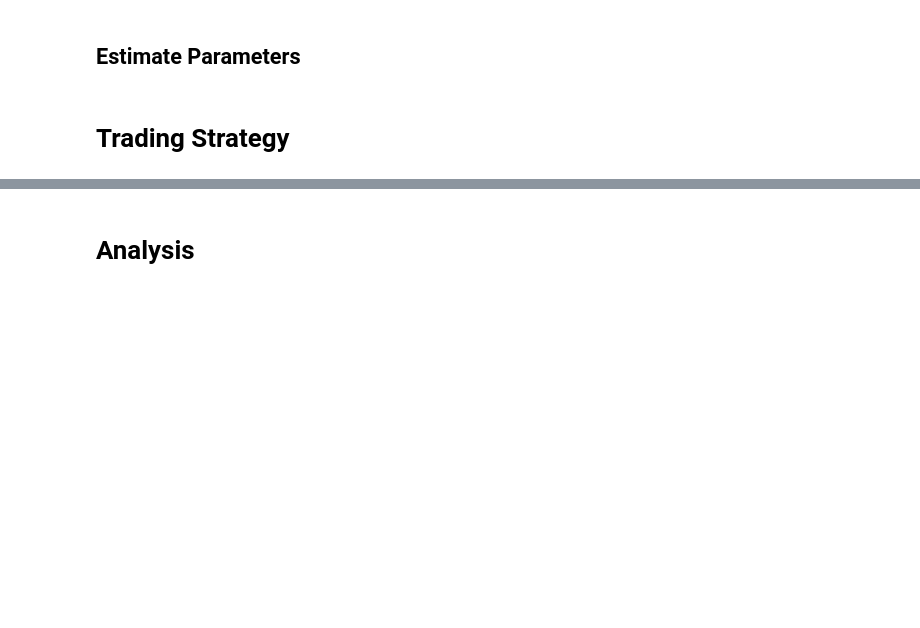
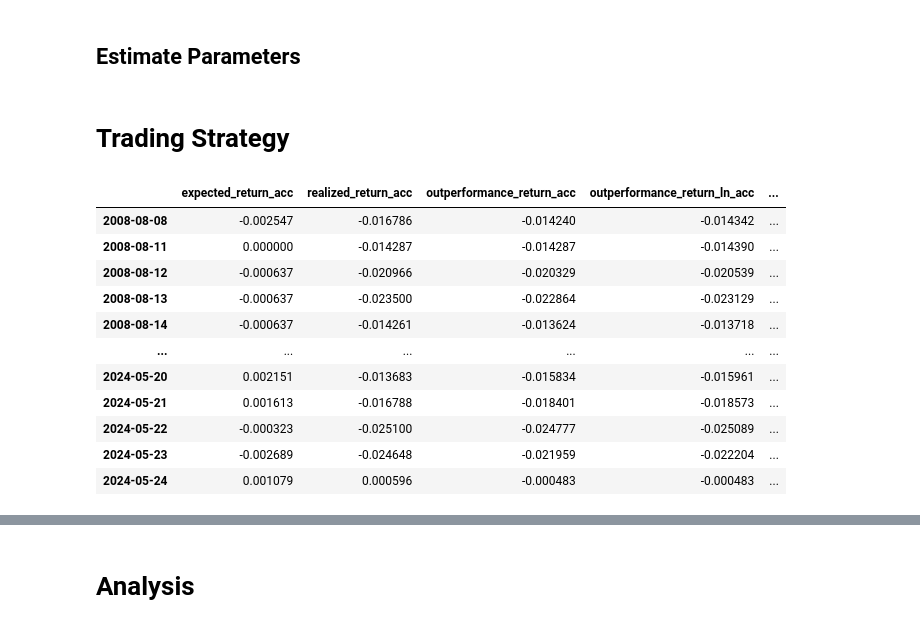
Before and after one commit to sambacode/asset_allocation, a Jupyter notebook: portfolio_builder/temp/temp.ipynb, the cells around one changed output, grey strips where cells are left out. Cells and saved outputs as stored; diff of their text form; code cells hidden in the pictures; blank space fills up the shorter version.

```diff
--- a/portfolio_builder/temp/temp.ipynb
+++ b/portfolio_builder/temp/temp.ipynb
@@ -158,0 +123,88 @@ df_results_period = pd.concat(
+# %%
+COL_TIMEFRAME_NBR = "timeframe_nbr"
+COL_EXPECTED_RETURN_ACC = "expected_return_acc"
+COL_REALIZED_RETURN_ACC = "realized_return_acc"
+COL_OUTPERFORMANCE_RETURN_ACC = "outperformance_return_acc"
+COL_OUTPERFORMANCE_RETURN_LN_ACC = "outperformance_return_ln_acc"
+COL_OUTPERFORMANCE_RETURN_LN = "outperformance_return_ln"
+COL_SIGNAL = "signal"
+COL_ALPHA = "alpha"
+
+def _get_reblance_trades() -> pd.DatetimeIndex:
+    N_DAYS = 63
+    return df_trading_period.index[::N_DAYS].copy()
+
+df_aux = pd.concat([df_return_ln, df_params], axis=1)
+rebalance_dates = _get_reblance_trades()
+df_aux[COL_TIMEFRAME_NBR] = (
+    df_aux.index.to_series().isin(rebalance_dates).shift(1).cumsum().fillna(0)
+)
+df_trading_period = df_aux.dropna().copy()
+
+cols_betas = [f"beta_{col}" for col in EXOG_COLS]
+list_df_outperformance = []
+first_signal = 1
+for timeframe, sub_df in df_trading_period.groupby(COL_TIMEFRAME_NBR):
+    if timeframe == 0:
+        signal = first_signal # FIXME
+        s_est_betas_previous = sub_df[cols_betas].iloc[-1]
+        est_alpha_previous = sub_df["alpha"].iloc[-1]
+        continue
+
+    # print(
+    #     f"Timeframe: #{timeframe:02.0f}  |  Signal: {'On' if signal else 'Off': <3}  |  "
+    # )
+    df_ln_returns_acc = sub_df[EXOG_COLS].cumsum().copy()
+    df_returns_acc = np.exp(df_ln_returns_acc) - 1
+    df_beta_returns_acc = pd.DataFrame(
+        df_returns_acc.sort_index(axis=1).values
+        * s_est_betas_previous.sort_index().values,
+        index=df_returns_acc.index,
+        columns=df_returns_acc.columns.sort_values(),
+    )
+    s_expected_returns_acc = df_beta_returns_acc.sum(axis=1) # TODO: how to incorporate alpha in expected returns?
+    s_expected_returns_acc.name = COL_EXPECTED_RETURN_ACC
+    s_realized_returns_acc = np.exp(sub_df[ENDOG_COL].cumsum()) - 1
+    s_realized_returns_acc.name = COL_REALIZED_RETURN_ACC
+    s_outperformance_acc = s_realized_returns_acc - s_expected_returns_acc
+    s_outperformance_acc.name = COL_OUTPERFORMANCE_RETURN_ACC
+    s_outperformance_ln_acc = np.log(1 + s_outperformance_acc)
+    s_outperformance_ln_acc.name = COL_OUTPERFORMANCE_RETURN_LN_ACC
+    s_outperformance_ln = s_outperformance_ln_acc - s_outperformance_ln_acc.shift(
+        1
+    ).fillna(0)
+    s_outperformance_ln.name = COL_OUTPERFORMANCE_RETURN_LN
+
+    s_est_betas_previous = sub_df[cols_betas].iloc[-1]
+    est_alpha_previous = sub_df[COL_ALPHA].iloc[-1]
+    sub_df_outperformance = pd.concat(
+        [
+            s_expected_returns_acc,
+            s_realized_returns_acc,
+            s_outperformance_acc,
+            s_outperformance_ln_acc,
+            s_outperformance_ln,
+        ],
+        axis=1,
+    )
+    sub_df_outperformance[COL_SIGNAL] = signal
+    list_df_outperformance.append(sub_df_outperformance)
+    signal = 1 if s_outperformance_acc.iloc[-1] > 0 else -1
+    # if timeframe == 1:
+    #     break
+
+df_outperformance = pd.concat(list_df_outperformance)
+df_outperformance
+# %% [output]
+|  | expected_return_acc | realized_return_acc | outperformance_return_acc | outperformance_return_ln_acc | ... |
+| 2008-08-08 | -0.002547 | -0.016786 | -0.014240 | -0.014342 | ... |
+| 2008-08-11 | 0.000000 | -0.014287 | -0.014287 | -0.014390 | ... |
+| 2008-08-12 | -0.000637 | -0.020966 | -0.020329 | -0.020539 | ... |
+| 2008-08-13 | -0.000637 | -0.023500 | -0.022864 | -0.023129 | ... |
+| 2008-08-14 | -0.000637 | -0.014261 | -0.013624 | -0.013718 | ... |
+| ... | ... | ... | ... | ... | ... |
+| 2024-05-20 | 0.002151 | -0.013683 | -0.015834 | -0.015961 | ... |
+| 2024-05-21 | 0.001613 | -0.016788 | -0.018401 | -0.018573 | ... |
+| 2024-05-22 | -0.000323 | -0.025100 | -0.024777 | -0.025089 | ... |
+| 2024-05-23 | -0.002689 | -0.024648 | -0.021959 | -0.022204 | ... |
+| 2024-05-24 | 0.001079 | 0.000596 | -0.000483 | -0.000483 | ... |
```
Also changed, not shown: parts of 15 cells of this notebook, 2 other files.
